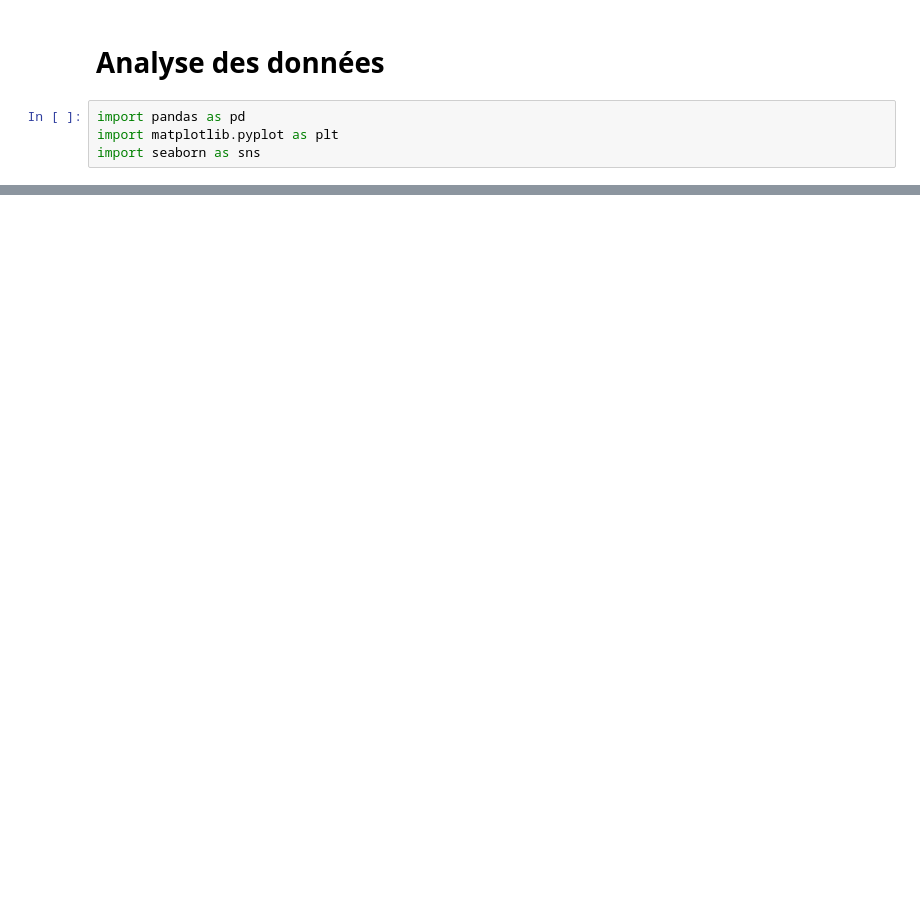
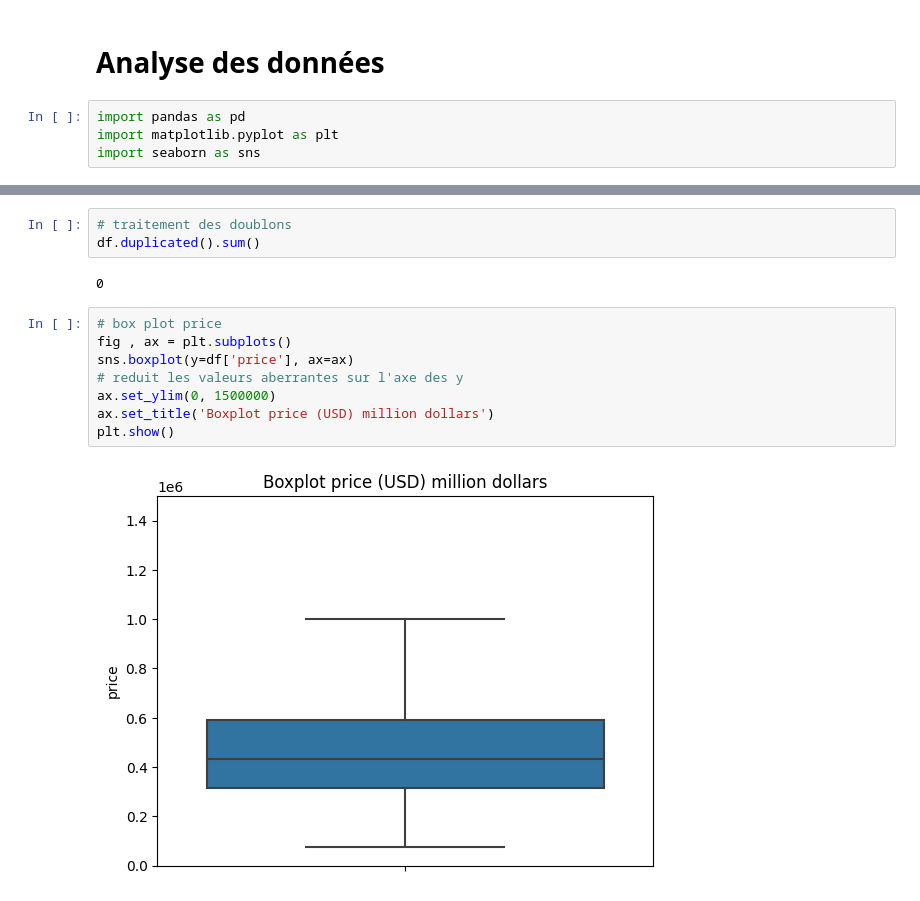
Before and after one commit to DonzerHD/Prediction_prix_maison_application, a Jupyter notebook: notebooks/data_cleaning_analysis.ipynb, the cells around one changed output, grey strips where cells are left out. Drawn from its saved outputs; the diff is of its cells as text; blank space fills up the shorter version.

Commit message:
ajout graphique surface price maison

```diff
--- a/notebooks/data_cleaning_analysis.ipynb
+++ b/notebooks/data_cleaning_analysis.ipynb
@@ -11,0 +81,15 @@ AttributeError: 'DataFrame' object has no attribute 'dtype'
+# %%
+# traitement des doublons
+df.duplicated().sum()
+# %% [output]
+0
+# %%
+# box plot price
+fig , ax = plt.subplots()
+sns.boxplot(y=df['price'], ax=ax)
+# reduit les valeurs aberrantes sur l'axe des y
+ax.set_ylim(0, 1500000)
+ax.set_title('Boxplot price (USD) million dollars')
+plt.show()
+# %% [output]
+[figure, added]
```
Also changed, not shown: parts of 6 cells of this notebook.
